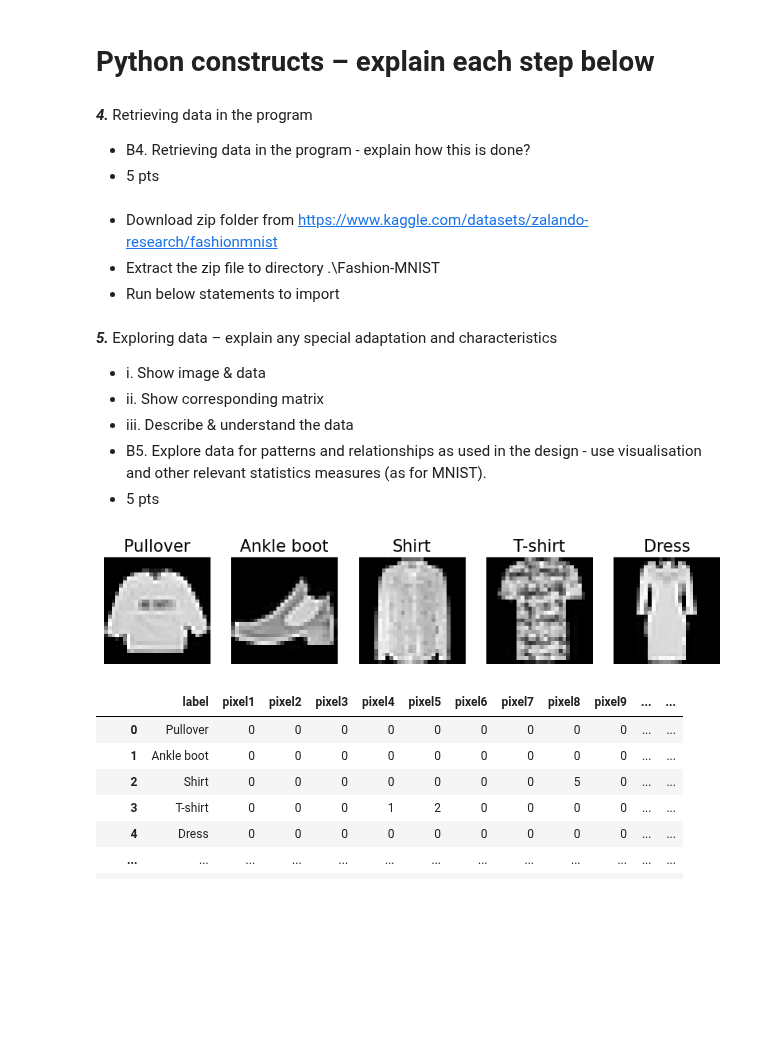
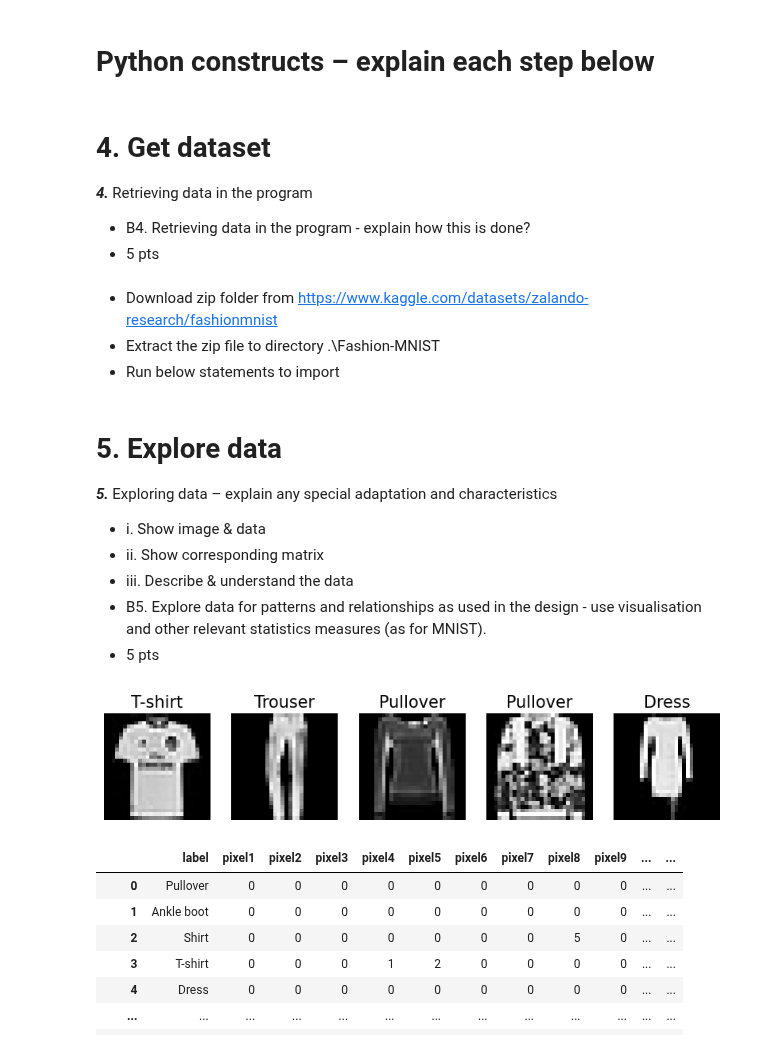
Before and after one commit to 4rtify/RoboticsJourney, a Jupyter notebook: Self_Study/1.PatternReg.ML/Uni.Assignment/PartB.ipynb, the cells around one changed output. Cells and saved outputs as stored; diff of their text form; code cells hidden in the pictures; blank space fills up the shorter version.

```diff
--- a/Self_Study/1.PatternReg.ML/Uni.Assignment/PartB.ipynb
+++ b/Self_Study/1.PatternReg.ML/Uni.Assignment/PartB.ipynb
@@ -32,6 +35,7 @@ https://www.kaggle.com/datasets/zalando-research/fashionmnist
 # %% [markdown]
 # Python constructs – explain each step below
 # %% [markdown]
+# 4. Get dataset
 ***4.*** Retrieving data in the program
 - B4. Retrieving data in the program - explain how this is done?
 - 5 pts
@@ -44,6 +48,7 @@ import pandas as pd
 train = pd.read_csv('.\\Fashion-MNIST\\fashion-mnist_train.csv')
 test = pd.read_csv('.\\Fashion-MNIST\\fashion-mnist_test.csv')
 # %% [markdown]
+# 5. Explore data
 ***5.*** Exploring data – explain any special adaptation and characteristics
 - i. Show image & data
 - ii. Show corresponding matrix
@@ -64,25 +69,29 @@ label_mapping = {
     9: 'Ankle boot'
 }
 train['label'] = train['label'].map(label_mapping)
+test['label'] = test['label'].map(label_mapping)
 # %%
 import numpy as np
 import matplotlib.pyplot as plt
 
 labels = train['label'].values
 images = train.drop('label', axis=1).values
+
+labels = test['label'].values
+images = test.drop('label', axis=1).values
 
 plt.figure(figsize=(10,2))
 for idx in range(5):
     image = images[idx]
     label = labels[idx]
     plt.subplot(1, 5, idx + 1)
     plt.imshow(image.reshape(28, 28), cmap=plt.cm.gray)
     plt.title(f'{label}', fontsize=15)
     plt.axis('off')
 
 plt.show()
 # %% [output]
-[figure, old version]
+[figure, new version]
 # %%
 # Corresponding Matrix
 train
```
Also changed, not shown: parts of 12 cells of this notebook.
